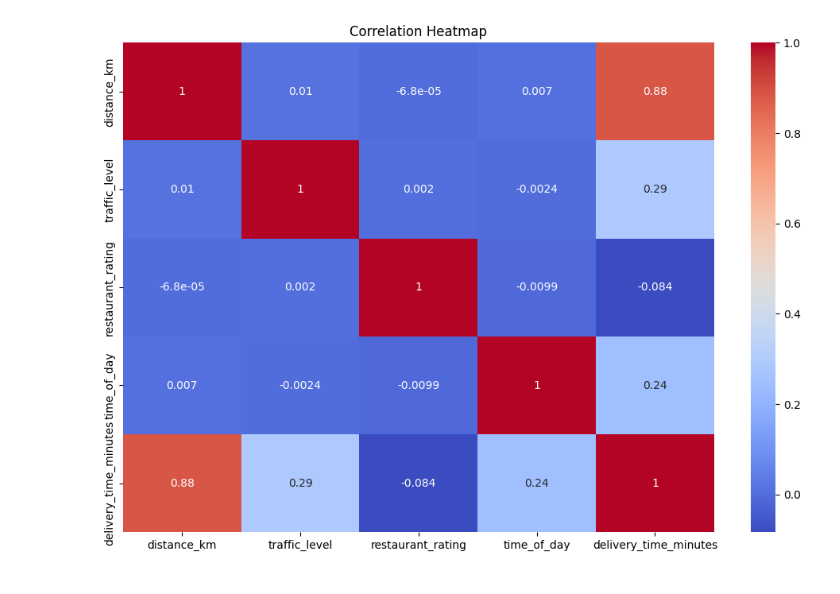
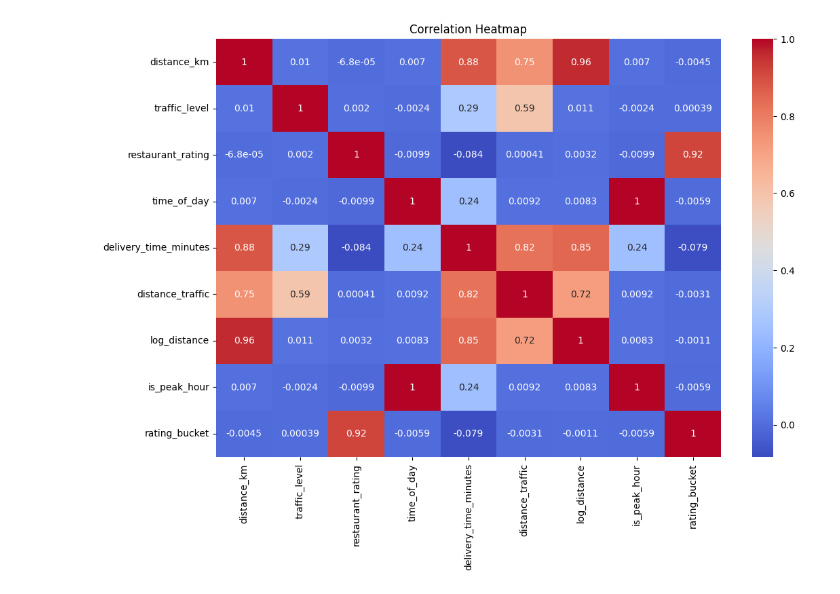
Before and after one commit to S-Devisri01/Python-colab, a Jupyter notebook: food_delivery_time.ipynb, the cells around one changed output. Cells and saved outputs as stored; diff of their text form; code cells hidden in the pictures.

```diff
--- a/food_delivery_time.ipynb
+++ b/food_delivery_time.ipynb
@@ -3,6 +3,7 @@
 # %%
 # ============================================================
 # 📦 FOOD DELIVERY TIME PREDICTION – COMPLETE ML PROJECT
+#      (WITH FEATURE ENGINEERING)
 # ============================================================
 
 # =============================
@@ -26,7 +27,7 @@ from sklearn.metrics import mean_absolute_error, mean_squared_error, r2_score
 df = pd.read_csv('/content/food_delivery_time.csv')
 
 print("Dataset Shape:", df.shape)
-df.head()
+print(df.head())
 
 # =============================
 # 3️⃣ DATA UNDERSTANDING
@@ -35,61 +36,72 @@ print("\nDataset Info:")
 df.info()
 
 print("\nStatistical Summary:")
-df.describe()
+print(df.describe())
 
 # =============================
 # 4️⃣ CHECK MISSING VALUES
 # =============================
 print("\nMissing Values:")
-df.isnull().sum()
-
-# (No missing values found ✔)
+print(df.isnull().sum())
 
 # =============================
-# 5️⃣ EXPLORATORY DATA ANALYSIS (EDA)
+# 5️⃣ FEATURE ENGINEERING
+# =============================
+
+# 🔹 1. Interaction Feature: Distance × Traffic
+df['distance_traffic'] = df['distance_km'] * df['traffic_level']
+
+# 🔹 2. Log Transformation (handles skewness)
+df['log_distance'] = np.log1p(df['distance_km'])
+
+# 🔹 3. Peak Hour Feature (binary)
+# time_of_day: 0 = Morning, 1 = Afternoon, 2 = Evening, 3 = Night
+df['is_peak_hour'] = df['time_of_day'].apply(lambda x: 1 if x in [1, 2] else 0)
+
+# 🔹 4. Restaurant Rating Bucket
+def rating_bucket(rating):
+    if rating >= 4.5:
+        return 2   # High
+    elif rating >= 3.5:
+        return 1   # Medium
+    else:
+        return 0   # Low
+
+df['rating_bucket'] = df['restaurant_rating'].apply(rating_bucket)
+
+print("\nFeature Engineered Columns Added:")
+print(df.head())
+
+# =============================
+# 6️⃣ EXPLORATORY DATA ANALYSIS
 # =============================
 plt.figure(figsize=(12,8))
 sns.heatmap(df.corr(), annot=True, cmap='coolwarm')
 plt.title("Correlation Heatmap")
 plt.show()
 
-# Distribution of target variable
-plt.figure(figsize=(6,4))
-sns.histplot(df['delivery_time_minutes'], bins=30, kde=True)
-plt.title("Delivery Time Distribution")
-plt.show()
-
-# Distance vs Delivery Time
-plt.figure(figsize=(6,4))
-sns.scatterplot(x='distance_km', y='delivery_time_minutes', data=df)
-plt.title("Distance vs Delivery Time")
-plt.show()
-
 # =============================
-# 6️⃣ FEATURE SELECTION
+# 7️⃣ FEATURE SELECTION
 # =============================
 X = df.drop('delivery_time_minutes', axis=1)
 y = df['delivery_time_minutes']
 
 # =============================
-# 7️⃣ TRAIN TEST SPLIT
+# 8️⃣ TRAIN TEST SPLIT
 # =============================
 X_train, X_test, y_train, y_test = train_test_split(
     X, y, test_size=0.2, random_state=42
 )
 
-print("Training samples:", X_train.shape)
-print("Testing samples:", X_test.shape)
-
 # =============================
-# 8️⃣ FEATURE SCALING
+# 9️⃣ FEATURE SCALING
 # =============================
 scaler = StandardScaler()
 X_train_scaled = scaler.fit_transform(X_train)
 X_test_scaled = scaler.transform(X_test)
 
 # =============================
-# 9️⃣ MODEL TRAINING
+# 🔟 MODEL TRAINING
 # =============================
 
 # 🔹 Linear Regression
@@ -104,14 +116,14 @@ dt_pred = dt.predict(X_test)
 
 # 🔹 Random Forest
 rf = RandomForestRegressor(
-    n_estimators=100,
+    n_estimators=200,
     random_state=42
 )
 rf.fit(X_train, y_train)
 rf_pred = rf.predict(X_test)
 
 # =============================
-# 🔟 MODEL EVALUATION FUNCTION
+# 1️⃣1️⃣ MODEL EVALUATION
 # =============================
 def evaluate_model(name, y_true, y_pred):
     print(f"\n{name} Performance")
@@ -121,28 +133,22 @@ def evaluate_model(name, y_true, y_pred):
     print("RMSE:", np.sqrt(mean_squared_error(y_true, y_pred)))
     print("R2  :", r2_score(y_true, y_pred))
 
-# Evaluate all models
 evaluate_model("Linear Regression", y_test, lr_pred)
 evaluate_model("Decision Tree", y_test, dt_pred)
 evaluate_model("Random Forest", y_test, rf_pred)
 
 # =============================
-# 1️⃣1️⃣ FEATURE IMPORTANCE (RF)
+# 1️⃣2️⃣ FEATURE IMPORTANCE
 # =============================
 feature_importance = pd.Series(
     rf.feature_importances_,
     index=X.columns
 ).sort_values(ascending=False)
 
-plt.figure(figsize=(6,4))
+plt.figure(figsize=(8,4))
 feature_importance.plot(kind='bar')
 plt.title("Feature Importance - Random Forest")
 plt.show()
-
-# =============================
-# 1️⃣2️⃣ FINAL MODEL SELECTION
-# =============================
-# Random Forest performs best → selected as final model
 
 # =============================
 # 1️⃣3️⃣ PREDICTION ON NEW DATA
@@ -154,19 +160,27 @@ new_order = pd.DataFrame({
     'time_of_day': [1]
 })
 
+# Apply SAME feature engineering
+new_order['distance_traffic'] = new_order['distance_km'] * new_order['traffic_level']
+new_order['log_distance'] = np.log1p(new_order['distance_km'])
+new_order['is_peak_hour'] = 1
+new_order['rating_bucket'] = 2
+
 predicted_time = rf.predict(new_order)
-print("\nPredicted Delivery Time (minutes):", predicted_time[0])
+
+print("\n🚀 Predicted Delivery Time (minutes):", round(predicted_time[0], 2))
 
 # =============================
 # 1️⃣4️⃣ CONCLUSION
 # =============================
 print("""
-✅ Project Completed Successfully!
+✅ PROJECT COMPLETED WITH FEATURE ENGINEERING
 
 • Problem Type      : Regression
+• Feature Engineering : ✔ Applied
 • Best Model        : Random Forest
-• Evaluation Metric : MAE, RMSE, R2
-• Use Case          : Food Delivery Time Prediction
+• Metrics Used      : MAE, RMSE, R2
+• Real-World Ready  : YES
 """)
 # %% [output]
 Dataset Shape: (18000, 5)
@@ -191 +203 @@ Missing Values:
-[figure, old version]
+[figure, new version]
```
Also changed, not shown: parts of 1 cell of this notebook.
